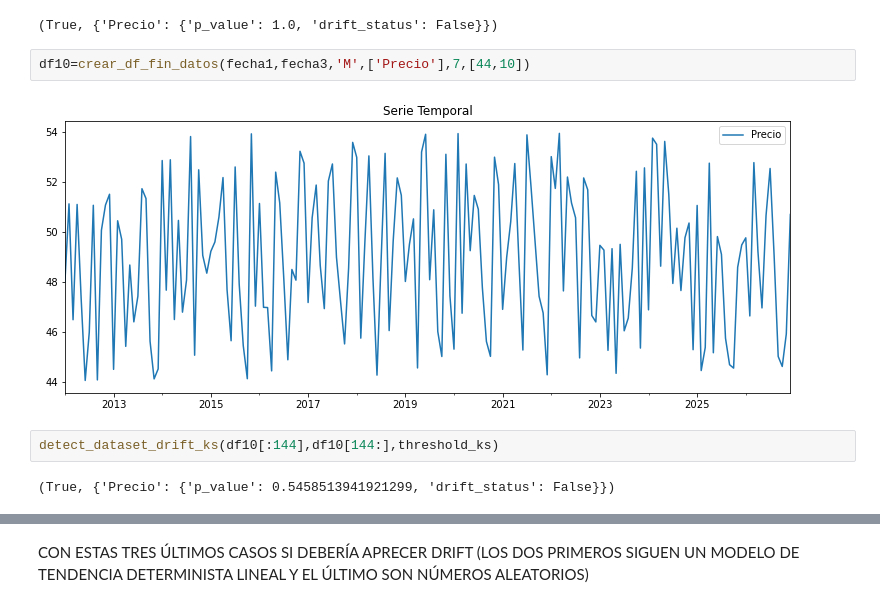
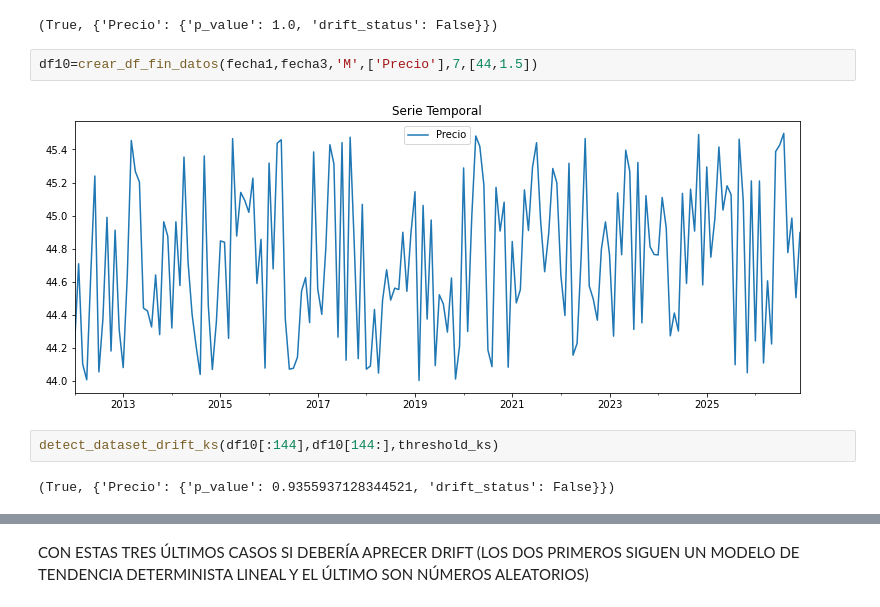
Before and after one commit to davidraamirez/drift-detection_data-augmentation, a Jupyter notebook: validacion/VAL_MODELOS.ipynb, the cells around one changed output, grey strips where cells are left out. Saved outputs shown, nothing was run; the diff lists cells and outputs as text.

```diff
--- a/validacion/VAL_MODELOS.ipynb
+++ b/validacion/VAL_MODELOS.ipynb
@@ -119,13 +119,13 @@ detect_dataset_drift_ks(df9[:144],df9[144:],threshold_ks)
 # %% [output]
 (True, {'Precio': {'p_value': 1.0, 'drift_status': False}})
 # %%
-df10=crear_df_fin_datos(fecha1,fecha3,'M',['Precio'],7,[44,10])
+df10=crear_df_fin_datos(fecha1,fecha3,'M',['Precio'],7,[44,1.5])
 # %% [output]
-[figure, old version]
+[figure, new version]
 # %%
 detect_dataset_drift_ks(df10[:144],df10[144:],threshold_ks)
 # %% [output]
-(True, {'Precio': {'p_value': 0.5458513941921299, 'drift_status': False}})
+(True, {'Precio': {'p_value': 0.9355937128344521, 'drift_status': False}})
 # %%
 df11=crear_df_fin_datos(fecha1,fecha3,'M',['Precio'],8,[0.5,100,2])
 # %% [output]
```
Also changed, not shown: parts of 228 cells of this notebook.
